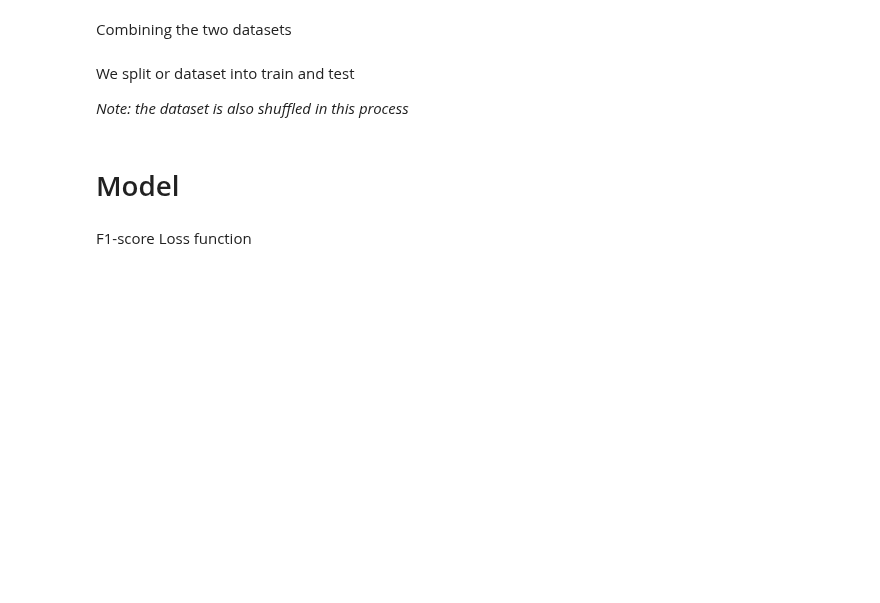
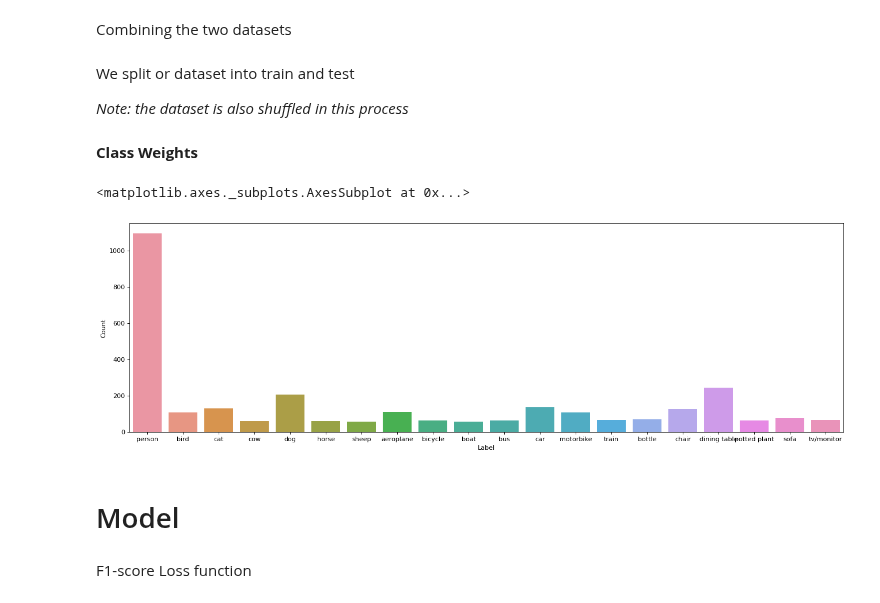
Before and after one commit to Yogesh7920/Pascal-VOC, a Jupyter notebook: Task_1.ipynb, the cells around one changed output. Drawn from its saved outputs; the diff is of its cells as text; code cells hidden in the pictures; blank space fills up the shorter version.

```diff
--- a/Task_1.ipynb
+++ b/Task_1.ipynb
@@ -156,6 +134,19 @@ We split or dataset into train and test
 *Note: the dataset is also shuffled in this process*
 # %%
 X_train, X_test, y_train, y_test = train_test_split(images, targets, test_size=0.2, shuffle=True, random_state=42)
+# %% [markdown]
+**Class Weights**
+# %%
+class_weights = np.sum(targets, axis=0)
+df = pd.DataFrame({
+    'Label': labels,
+    'Count': class_weights
+})
+plt.figure(figsize=(20, 6), dpi=80)
+sns.barplot(x='Label', y='Count', data=df)
+# %% [output]
+<matplotlib.axes._subplots.AxesSubplot at 0x...>
+[figure, added]
 # %% [markdown]
 # Model
 # %% [markdown]
```
Also changed, not shown: parts of 11 cells of this notebook, 1 other file.
